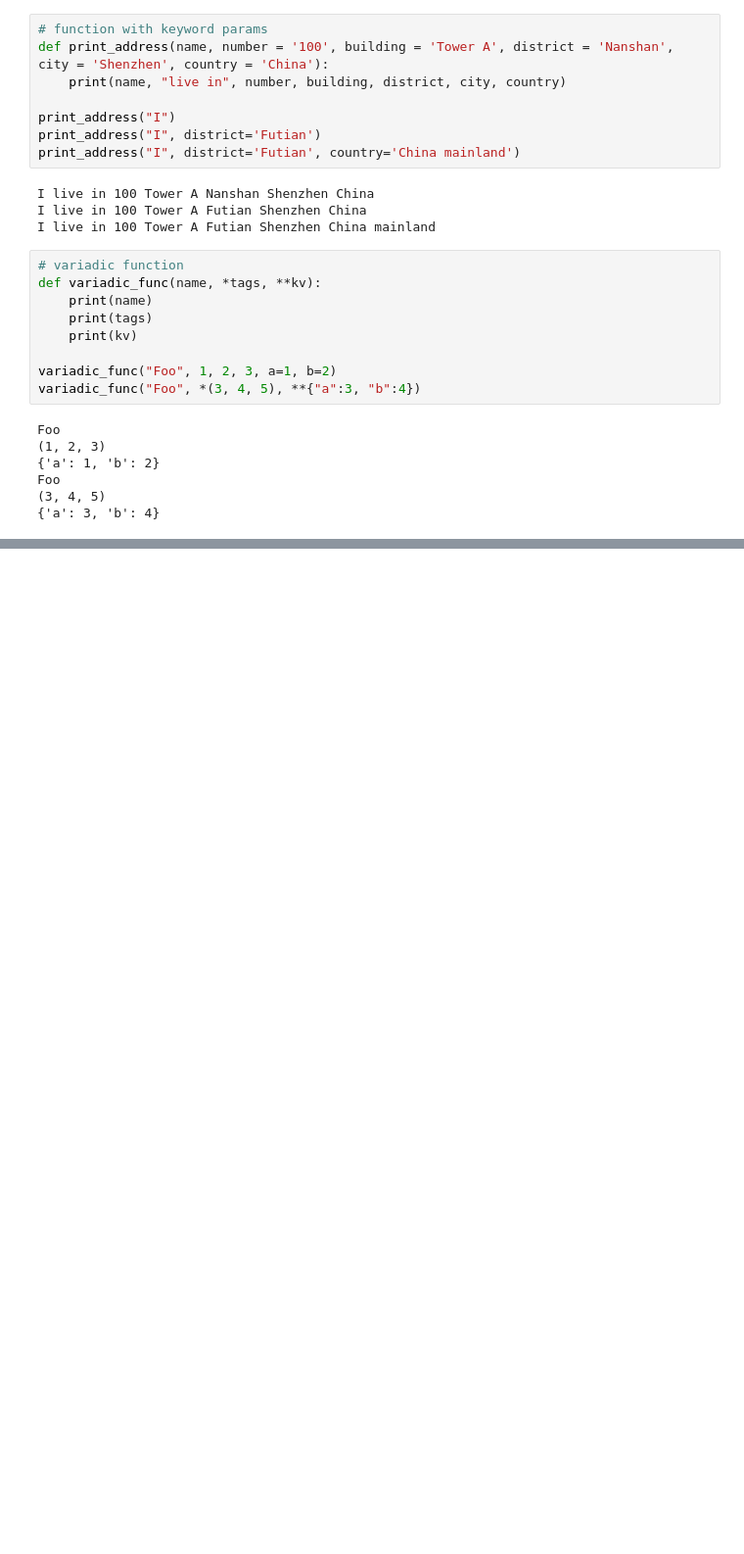
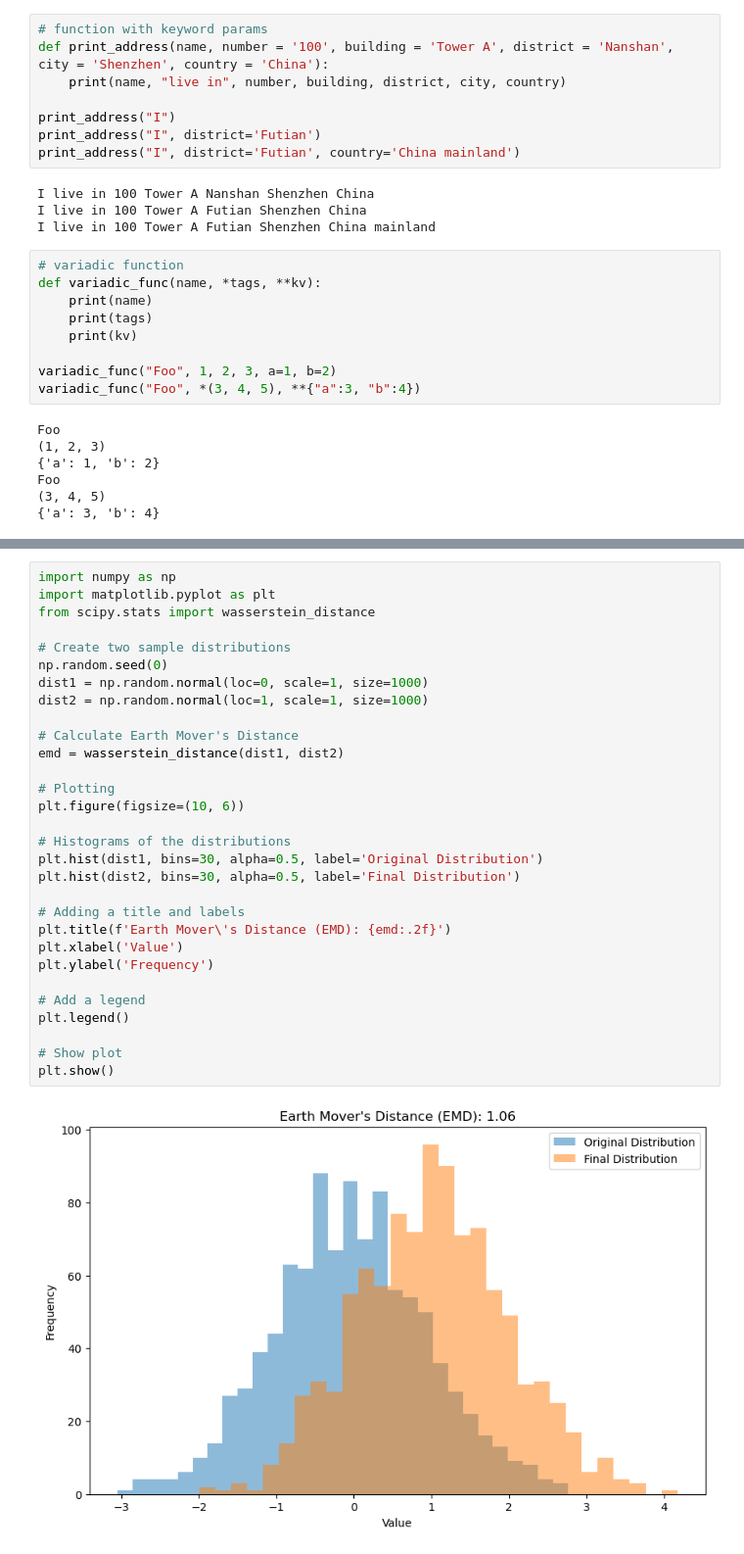
Before and after one commit to TechieYork/learn, a Jupyter notebook: python/basic/function.ipynb, the cells around one changed output, grey strips where cells are left out. Shown at 98% size. Cells and saved outputs as stored; diff of their text form; blank space fills up the shorter version.

```diff
--- a/python/basic/function.ipynb
+++ b/python/basic/function.ipynb
@@ -71,0 +102,32 @@ Foo
+# %%
+import numpy as np
+import matplotlib.pyplot as plt
+from scipy.stats import wasserstein_distance
+
+# Create two sample distributions
+np.random.seed(0)
+dist1 = np.random.normal(loc=0, scale=1, size=1000)
+dist2 = np.random.normal(loc=1, scale=1, size=1000)
+
+# Calculate Earth Mover's Distance
+emd = wasserstein_distance(dist1, dist2)
+
+# Plotting
+plt.figure(figsize=(10, 6))
+
+# Histograms of the distributions
+plt.hist(dist1, bins=30, alpha=0.5, label='Original Distribution')
+plt.hist(dist2, bins=30, alpha=0.5, label='Final Distribution')
+
+# Adding a title and labels
+plt.title(f'Earth Mover\'s Distance (EMD): {emd:.2f}')
+plt.xlabel('Value')
+plt.ylabel('Frequency')
+
+# Add a legend
+plt.legend()
+
+# Show plot
+plt.show()
+# %% [output]
+[figure, added]
```
Also changed, not shown: parts of 4 cells of this notebook, 1 other file.
